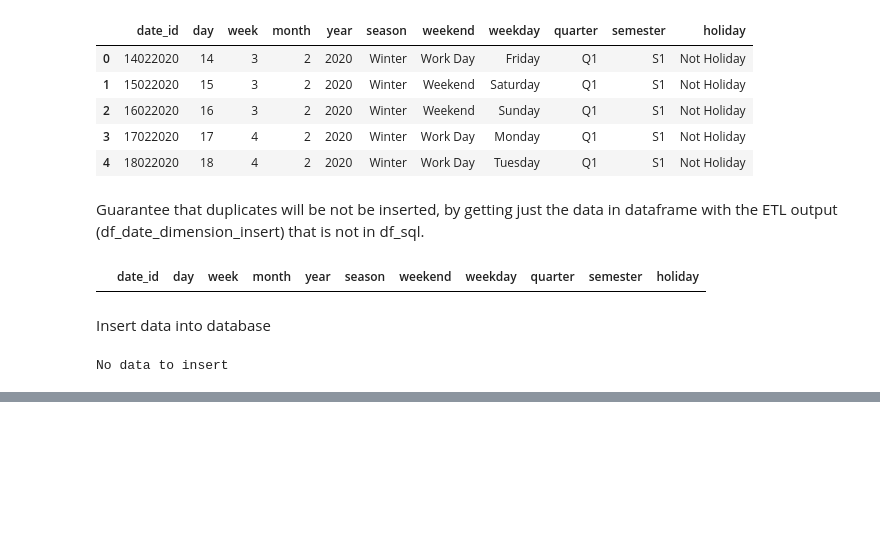
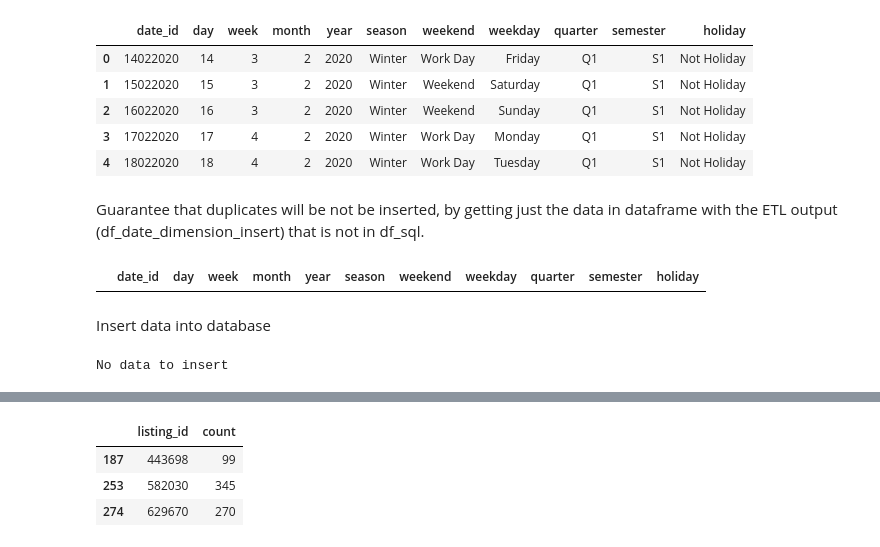
Before and after one commit to beatriz-lima/TPD-Airbnb-Data, a Jupyter notebook: Notebooks/ETL_Date.ipynb, the cells around one changed output, grey strips where cells are left out. Drawn from its saved outputs; the diff is of its cells as text; code cells hidden in the pictures; blank space fills up the shorter version.

```diff
--- a/Notebooks/ETL_Date.ipynb
+++ b/Notebooks/ETL_Date.ipynb
@@ -50,9 +50,9 @@ In _calendar.csv_, there are approximately 365 records for each listing. Each re
 # %% [markdown]
 Now lets drop the duplicates from df_calendar.
 # %%
-# remove df_calendar duplicates
-df_calendar = df_calendar.drop_duplicates(subset=['date'])
-df_calendar.shape
+# remove df_calendar duplicates and save it new dataframe
+df_calendar2 = df_calendar.drop_duplicates(subset=['date'])
+df_calendar2.shape
 # %% [output]
 (366, 7)
 # %% [markdown]
@@ -398,0 +435,6 @@ No data to insert
+# %%
+df_availability_date = df_calendar[:20000][['listing_id','date']]
+df_availability_date['date_id'] = [date_pk(d) for d in df_availability_date['date']]
+df_availability_date = df_availability_date.drop(['date'], axis=1)
+df_abailability_date = df_availability_date.drop_duplicates(subset=['listing_id','date_id'])
+df_abailability_date.shape, df_abailability_date.head()
@@ -398,0 +451,8 @@ No data to insert
+# %%
+df_abailability_date.groupby('listing_id').size().to_frame('count').reset_index()
+a[a['count']<365]
+# %% [output]
+|  | listing_id | count |
+| 187 | 443698 | 99 |
+| 253 | 582030 | 345 |
+| 274 | 629670 | 270 |
```
Also changed, not shown: parts of 10 cells of this notebook, 2 other files.
